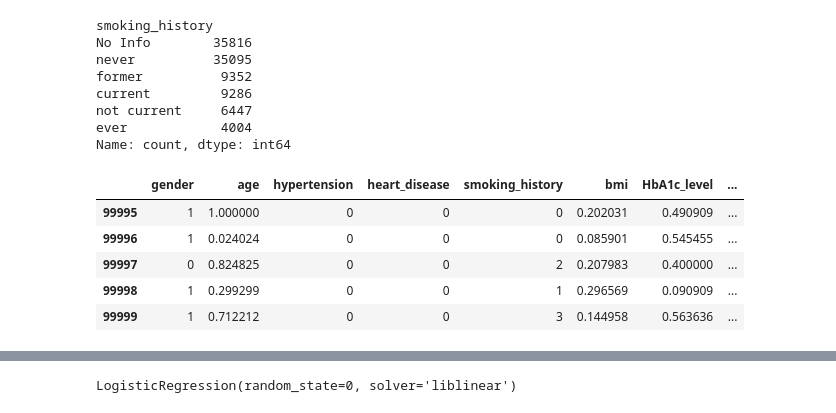
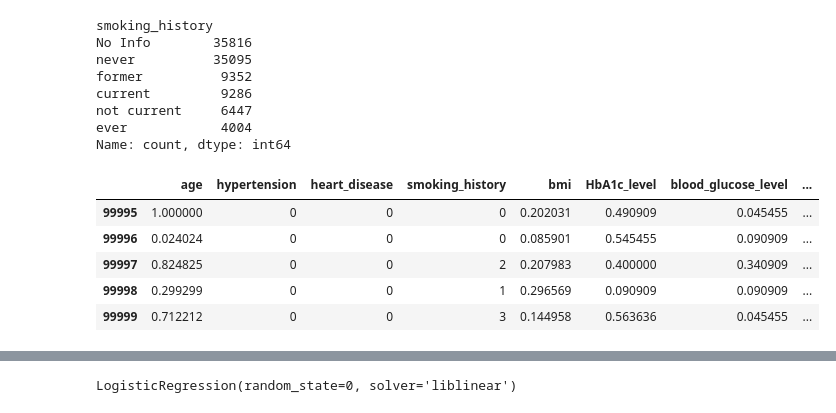
Before and after one commit to UmeshGayashan/ML_Project_Group, a Jupyter notebook: Diabetes_Risk_Prediction.ipynb, the cells around one changed output, grey strips where cells are left out. Drawn from its saved outputs; the diff is of its cells as text; code cells hidden in the pictures.

```diff
--- a/Diabetes_Risk_Prediction.ipynb
+++ b/Diabetes_Risk_Prediction.ipynb
@@ -70,8 +105,3 @@ Female    58552
 Male      41430
 Other        18
 Name: count, dtype: int64
-# %%
-# Map the genders to numerical values
-df['gender'] = df['gender'].map({'Male': 0, 'Female': 1, 'Other': 2}).astype('category')
-
-df.head()
@@ -115,0 +133,4 @@ plt.show()
+# %%
+# One-hot encode 'gender'
+df = pd.get_dummies(df, columns=['gender'], drop_first=True)
+df.head()
@@ -125,12 +153,13 @@ not current     6447
 ever            4004
 Name: count, dtype: int64
 # %%
-df['smoking_history'] = df['smoking_history'].map({'No Info':0,'never':1,'former':2,'current':3,'not current':4,'ever':5}).astype('category')
+# Label encoding
+df.replace({'smoking_history':{'No Info':0,'never':1,'former':2,'current':3,'not current':4,'ever':5}},inplace=True)
 df.tail()
 # %% [output]
-|  | gender | age | hypertension | heart_disease | smoking_history | bmi | HbA1c_level | ... |
-| 99995 | 1 | 1.000000 | 0 | 0 | 0 | 0.202031 | 0.490909 | ... |
-| 99996 | 1 | 0.024024 | 0 | 0 | 0 | 0.085901 | 0.545455 | ... |
-| 99997 | 0 | 0.824825 | 0 | 0 | 2 | 0.207983 | 0.400000 | ... |
-| 99998 | 1 | 0.299299 | 0 | 0 | 1 | 0.296569 | 0.090909 | ... |
-| 99999 | 1 | 0.712212 | 0 | 0 | 3 | 0.144958 | 0.563636 | ... |
+|  | age | hypertension | heart_disease | smoking_history | bmi | HbA1c_level | blood_glucose_level | ... |
+| 99995 | 1.000000 | 0 | 0 | 0 | 0.202031 | 0.490909 | 0.045455 | ... |
+| 99996 | 0.024024 | 0 | 0 | 0 | 0.085901 | 0.545455 | 0.090909 | ... |
+| 99997 | 0.824825 | 0 | 0 | 2 | 0.207983 | 0.400000 | 0.340909 | ... |
+| 99998 | 0.299299 | 0 | 0 | 1 | 0.296569 | 0.090909 | 0.090909 | ... |
+| 99999 | 0.712212 | 0 | 0 | 3 | 0.144958 | 0.563636 | 0.045455 | ... |
```
Also changed, not shown: parts of 41 cells of this notebook.
